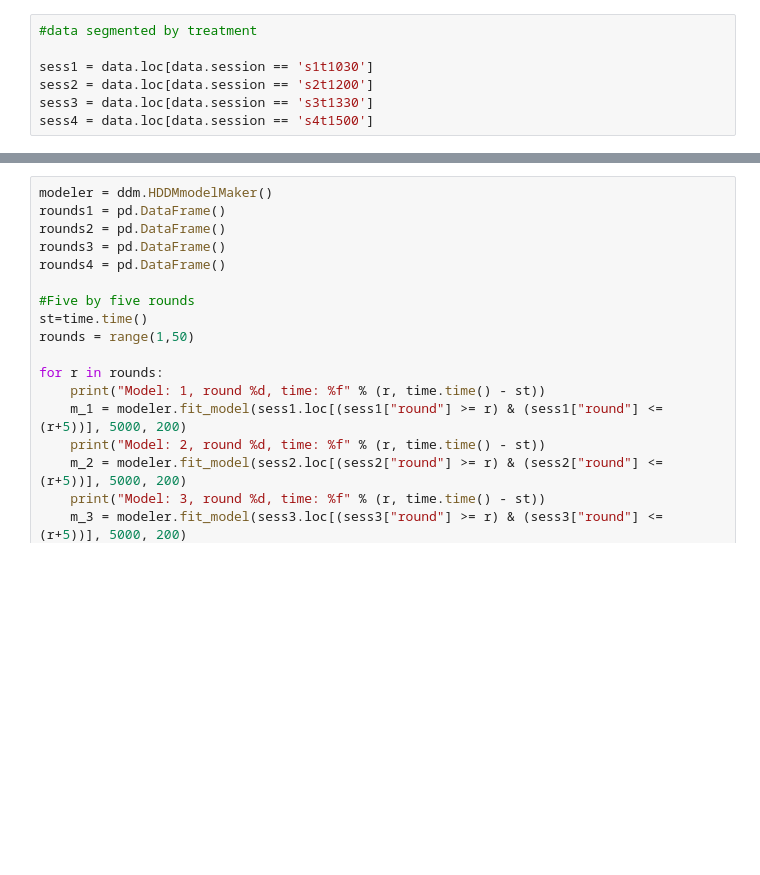
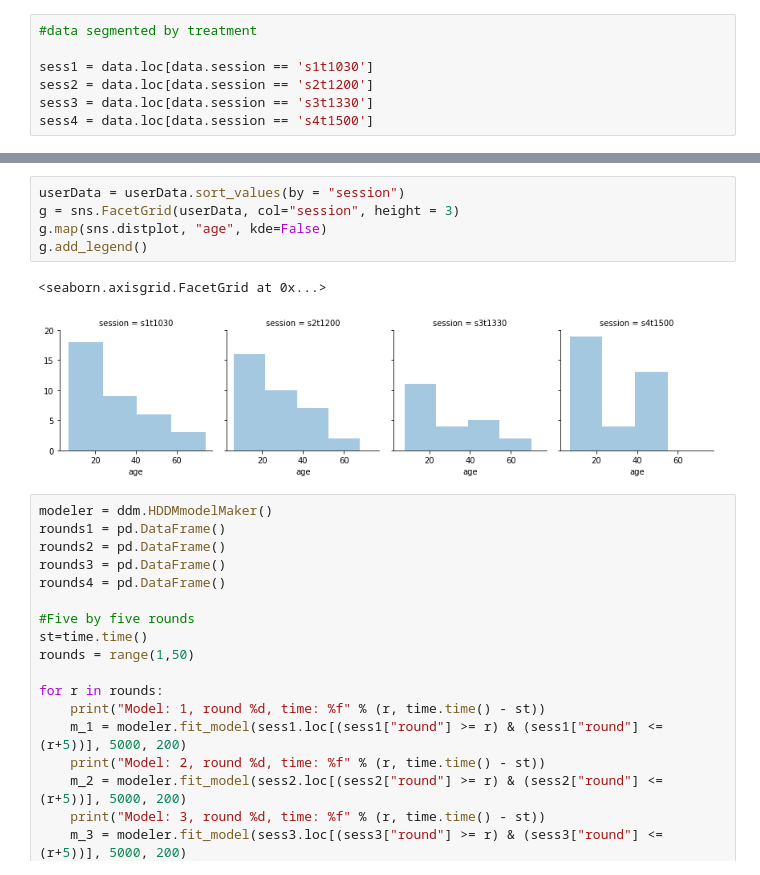
Before and after one commit to eladiomontero/DecisionTimes, a Jupyter notebook: Science Fair Experiment/ScienceFair/ScienceFairAnalysis.ipynb, the cells around one changed output, grey strips where cells are left out. Drawn from its saved outputs; the diff is of its cells as text; blank space fills up the shorter version.

```diff
--- a/Science Fair Experiment/ScienceFair/ScienceFairAnalysis.ipynb
+++ b/Science Fair Experiment/ScienceFair/ScienceFairAnalysis.ipynb
@@ -38,3 +66,11 @@ max(sess4["round"])
+# %%
+userData = userData.sort_values(by = "session")
+g = sns.FacetGrid(userData, col="session", height = 3)
+g.map(sns.distplot, "age", kde=False)
+g.add_legend()
+# %% [output]
+<seaborn.axisgrid.FacetGrid at 0x...>
+[figure, added]
 # %%
 modeler = ddm.HDDMmodelMaker()
 rounds1 = pd.DataFrame()
```
Also changed, not shown: parts of 24 cells of this notebook, 46 other files.
